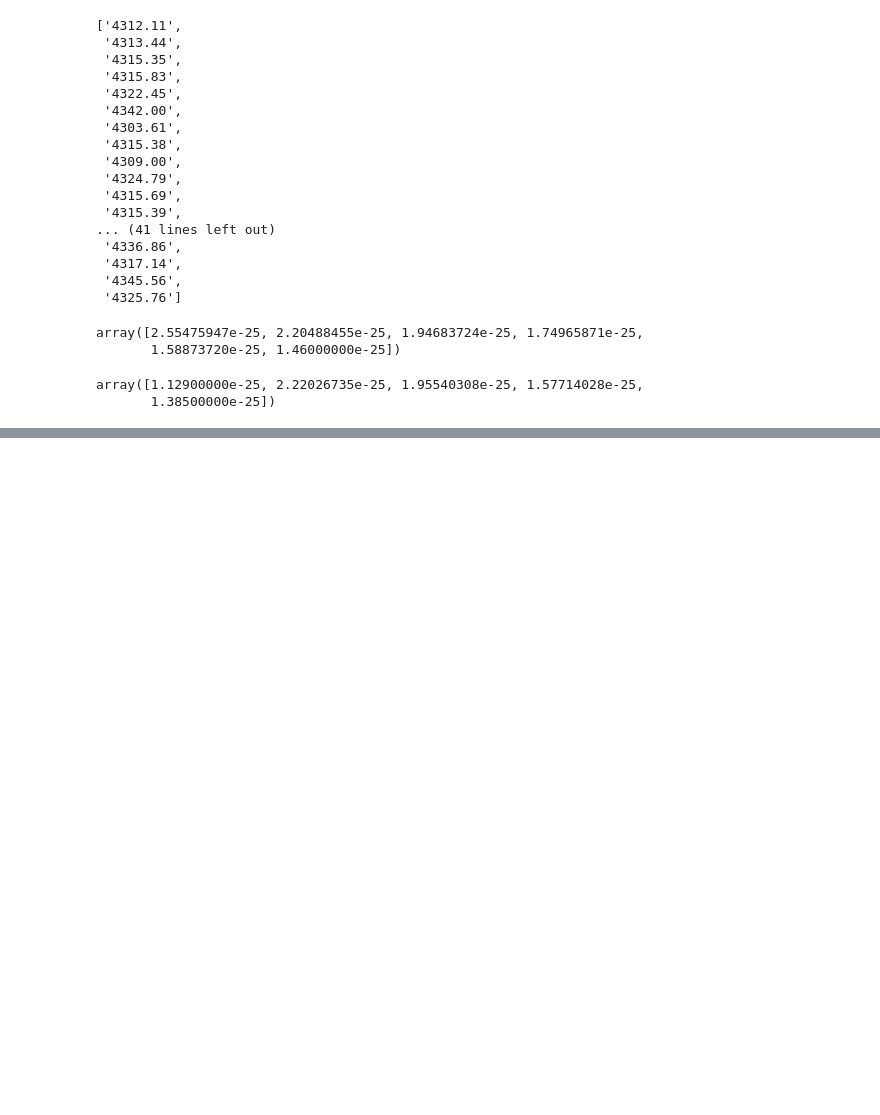
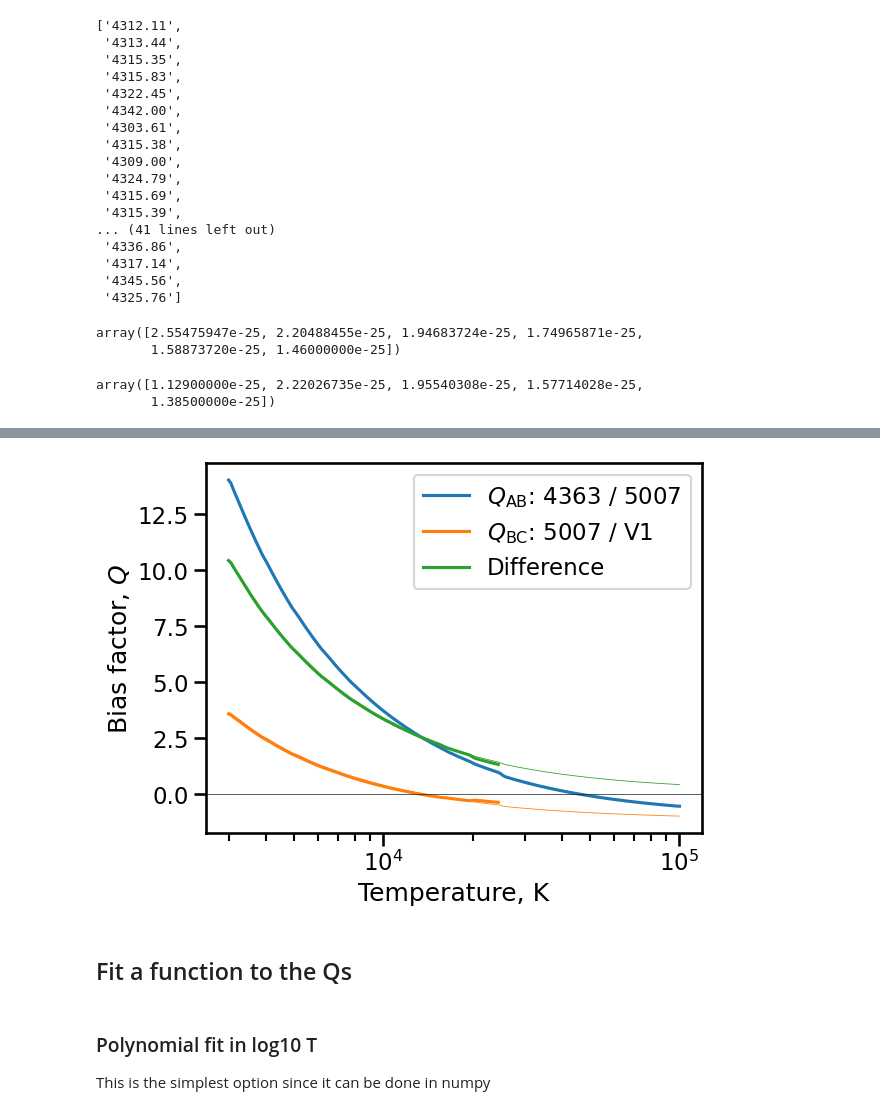
Before and after one commit to will-henney/turb-t2-paper, a Jupyter notebook: notebooks/oxygen-emissivities.ipynb, the cells around one changed output, grey strips where cells are left out. Saved outputs shown, nothing was run; the diff lists cells and outputs as text; code cells hidden in the pictures; blank space fills up the shorter version.

```diff
--- a/notebooks/oxygen-emissivities.ipynb
+++ b/notebooks/oxygen-emissivities.ipynb
@@ -137,0 +312,5 @@ oiiic.getEmissivity?
+# %%
+def bias(qj, qk):
+    Q = qj * (qj - 1) - qk * (qk - 1)
+    Q /= 2 * (qj - qk)
+    return Q
@@ -137,0 +319,11 @@ oiiic.getEmissivity?
+# %%
+bdf = df.select(
+    pl.col("T"),
+    bias(pl.col("qA"), pl.col("qB")).alias("Q_AB"),
+    bias(pl.col("qB"), pl.col("qC")).alias("Q_BC"),
+    bias(pl.col("qB"), pl.col("qC PP13")).alias("Q_BC PP13"),
+).with_columns(
+    dQ = (pl.col("Q_AB") - pl.col("Q_BC")),
+    dQp = (pl.col("Q_AB") - pl.col("Q_BC PP13")),
+)
+bdf[::20]
@@ -137,0 +344,27 @@ oiiic.getEmissivity?
+# %%
+fig, ax = plt.subplots()
+ax.plot("T", "Q_AB", label=r"$Q_\mathrm{AB}$: 4363 / 5007", data=bdf)
+line, = ax.plot("T", "Q_BC", label=r"$Q_\mathrm{BC}$: 5007 / V1", data=bdf)
+ax.plot("T", "Q_BC PP13", label="", data=bdf,
+       color=line.get_color(), lw=line.get_lw() / 4)
+
+line, = ax.plot("T", "dQ", label="Difference", data=bdf)
+ax.plot("T", "dQp", label="", data=bdf,
+       color=line.get_color(), lw=line.get_lw() / 4)
+
+ax.axhline(color="k", lw=0.5)
+ax.legend()
+ax.set(
+    xscale="log",
+    xlabel="Temperature, K",
+    ylabel="Bias factor, $Q$",
+)
+...;
+# %% [output]
+[figure, added]
+# %% [markdown]
+## Fit a function to the Qs
+# %% [markdown]
+### Polynomial fit in log10 T
+
+This is the simplest option since it can be done in numpy
```
Also changed, not shown: parts of 85 cells of this notebook, 7 other files.
